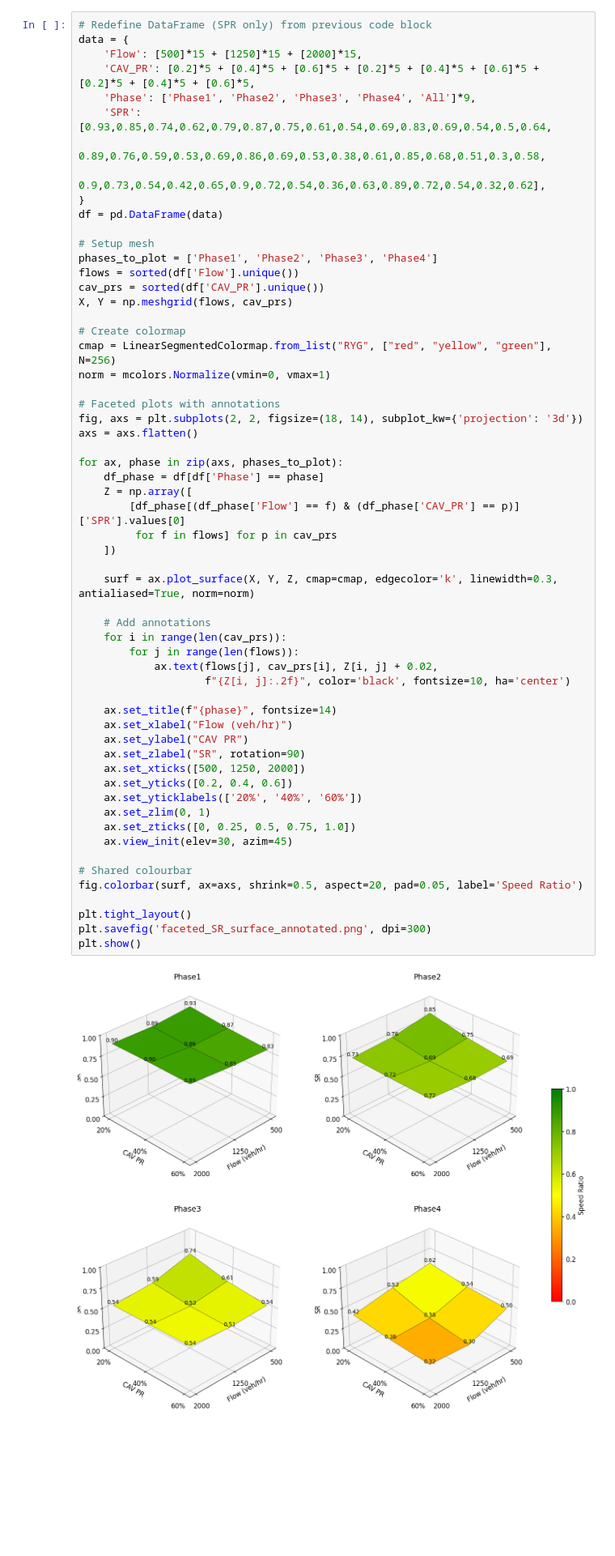
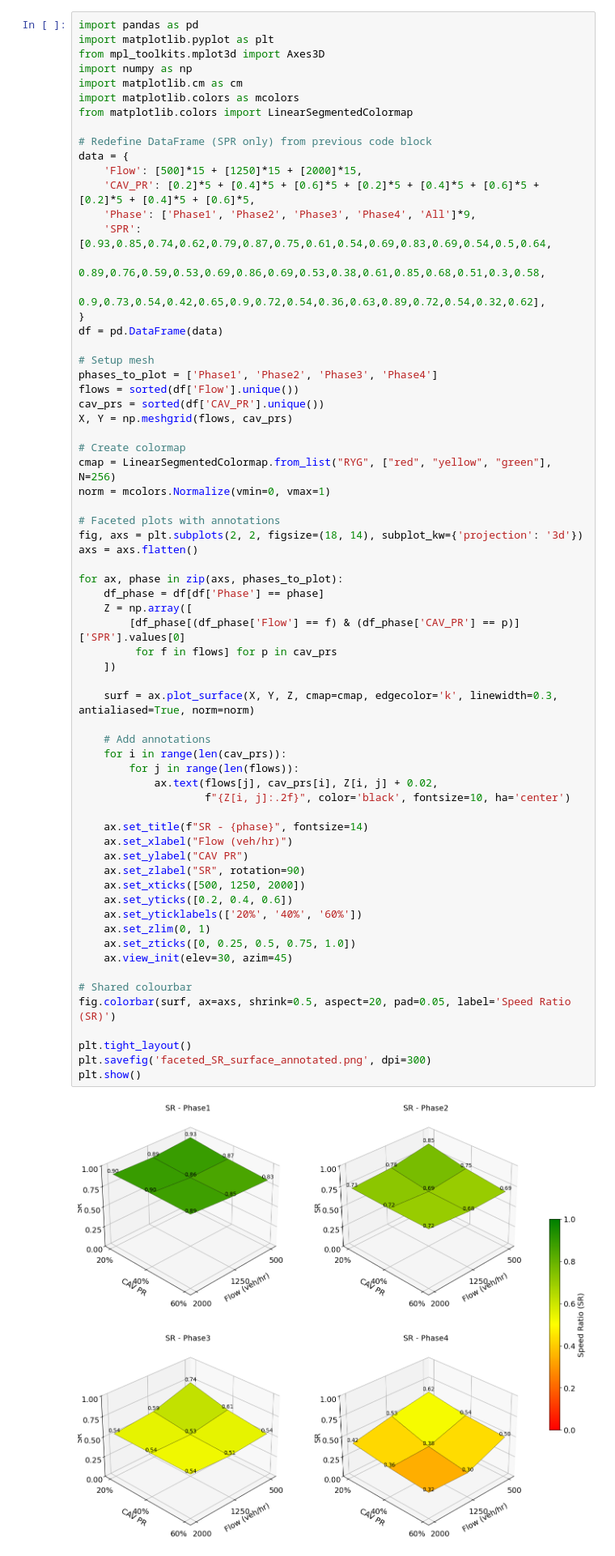
Before and after one commit to jayaratned/sumo-paper-grid-clean, a Jupyter notebook: sumo-operational-project/RSU/common/commonplots.ipynb, the cells around one changed output. Shown at 81% size. Cells and saved outputs as stored; diff of their text form; blank space fills up the shorter version.

```diff
--- a/sumo-operational-project/RSU/common/commonplots.ipynb
+++ b/sumo-operational-project/RSU/common/commonplots.ipynb
@@ -301,6 +421,14 @@ plt.show()
 # %% [output]
 [figure]
 # %%
+import pandas as pd
+import matplotlib.pyplot as plt
+from mpl_toolkits.mplot3d import Axes3D
+import numpy as np
+import matplotlib.cm as cm
+import matplotlib.colors as mcolors
+from matplotlib.colors import LinearSegmentedColormap
+
 # Redefine DataFrame (SPR only) from previous code block
 data = {
     'Flow': [500]*15 + [1250]*15 + [2000]*15,
@@ -330,36 +458,36 @@ for ax, phase in zip(axs, phases_to_plot):
     df_phase = df[df['Phase'] == phase]
     Z = np.array([
         [df_phase[(df_phase['Flow'] == f) & (df_phase['CAV_PR'] == p)]['SPR'].values[0]
          for f in flows] for p in cav_prs
     ])
 
     surf = ax.plot_surface(X, Y, Z, cmap=cmap, edgecolor='k', linewidth=0.3, antialiased=True, norm=norm)
 
     # Add annotations
     for i in range(len(cav_prs)):
         for j in range(len(flows)):
             ax.text(flows[j], cav_prs[i], Z[i, j] + 0.02,
                     f"{Z[i, j]:.2f}", color='black', fontsize=10, ha='center')
 
-    ax.set_title(f"{phase}", fontsize=14)
+    ax.set_title(f"SR - {phase}", fontsize=14)
     ax.set_xlabel("Flow (veh/hr)")
     ax.set_ylabel("CAV PR")
     ax.set_zlabel("SR", rotation=90)
     ax.set_xticks([500, 1250, 2000])
     ax.set_yticks([0.2, 0.4, 0.6])
     ax.set_yticklabels(['20%', '40%', '60%'])
     ax.set_zlim(0, 1)
     ax.set_zticks([0, 0.25, 0.5, 0.75, 1.0])
     ax.view_init(elev=30, azim=45)
 
 # Shared colourbar
-fig.colorbar(surf, ax=axs, shrink=0.5, aspect=20, pad=0.05, label='Speed Ratio')
+fig.colorbar(surf, ax=axs, shrink=0.5, aspect=20, pad=0.05, label='Speed Ratio (SR)')
 
 plt.tight_layout()
 plt.savefig('faceted_SR_surface_annotated.png', dpi=300)
 plt.show()
 # %% [output]
-[figure, old version]
+[figure, new version]
 # %%
 import pandas as pd
 import matplotlib.pyplot as plt
```
Also changed, not shown: parts of 9 cells of this notebook, 55 other files.
